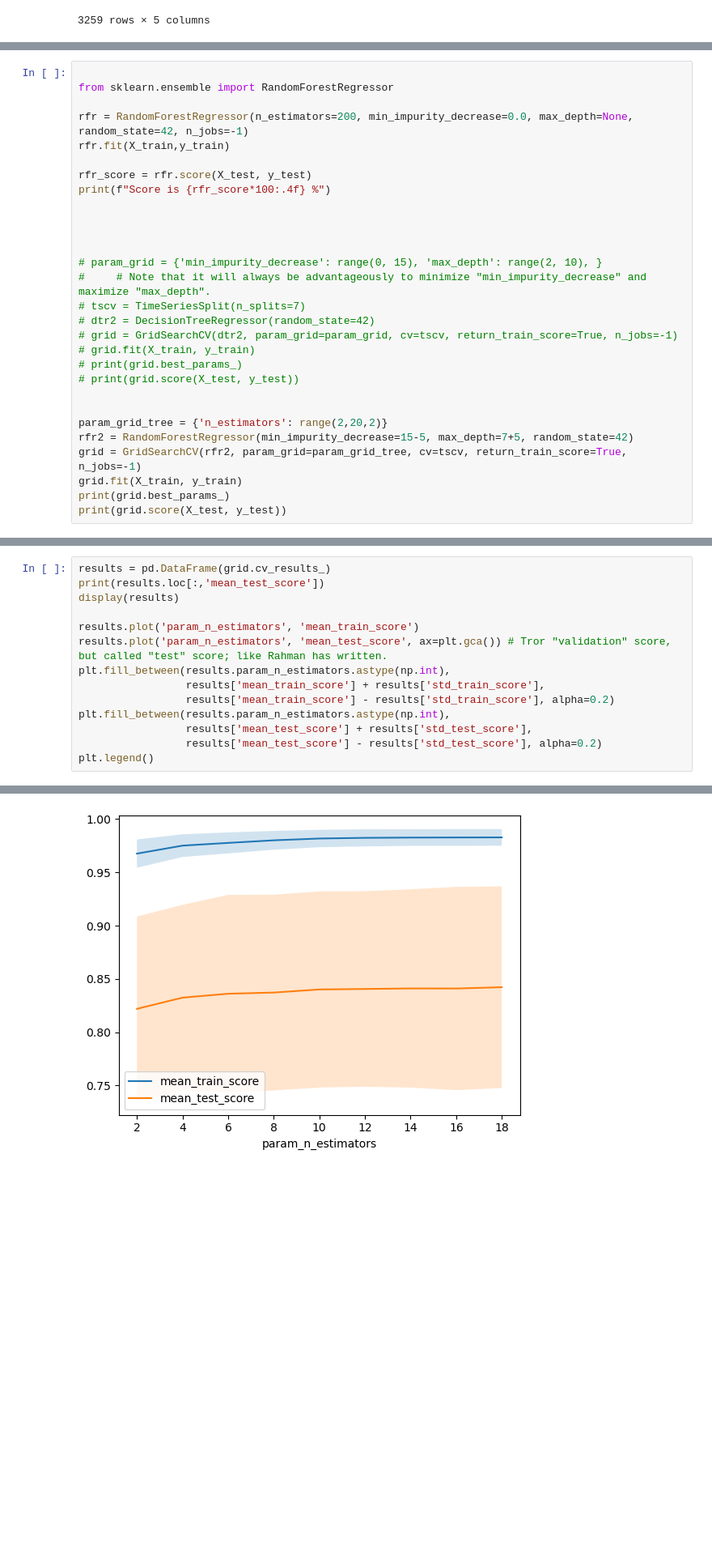
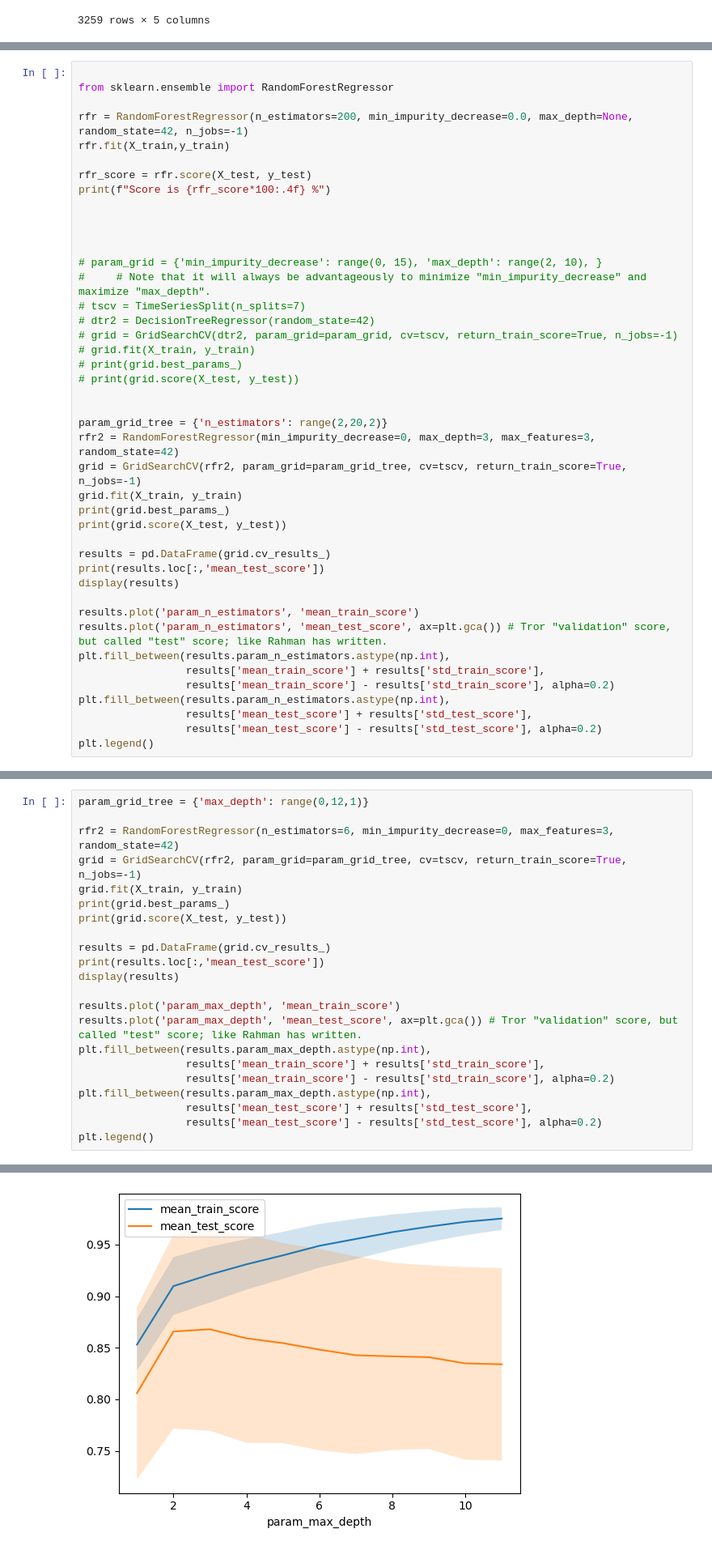
Before and after one commit to Enginedeer/AML_project, a Jupyter notebook: andi_AML_v2.ipynb, the cells around one changed output, grey strips where cells are left out. Shown at 81% size. Cells and saved outputs as stored; diff of their text form; blank space fills up the shorter version.

Commit message:
Made parameter graphs and y_predict+y_test vs. time

```diff
--- a/andi_AML_v2.ipynb
+++ b/andi_AML_v2.ipynb
@@ -206,10 +190,24 @@ print(f"Score is {rfr_score*100:.4f} %")
 
 
 param_grid_tree = {'n_estimators': range(2,20,2)}
-rfr2 = RandomForestRegressor(min_impurity_decrease=15-5, max_depth=7+5, random_state=42)
+rfr2 = RandomForestRegressor(min_impurity_decrease=0, max_depth=3, max_features=3, random_state=42)
 grid = GridSearchCV(rfr2, param_grid=param_grid_tree, cv=tscv, return_train_score=True, n_jobs=-1)
 grid.fit(X_train, y_train)
 print(grid.best_params_)
 print(grid.score(X_test, y_test))
+
+results = pd.DataFrame(grid.cv_results_)
+print(results.loc[:,'mean_test_score'])
+display(results)
+
+results.plot('param_n_estimators', 'mean_train_score')
+results.plot('param_n_estimators', 'mean_test_score', ax=plt.gca()) # Tror "validation" score, but called "test" score; like Rahman has written.
+plt.fill_between(results.param_n_estimators.astype(np.int),
+                 results['mean_train_score'] + results['std_train_score'],
+                 results['mean_train_score'] - results['std_train_score'], alpha=0.2)
+plt.fill_between(results.param_n_estimators.astype(np.int),
+                 results['mean_test_score'] + results['std_test_score'],
+                 results['mean_test_score'] - results['std_test_score'], alpha=0.2)
+plt.legend()
 # %% [output]
 Score is 88.2935 %
@@ -218,14 +243,22 @@ Score is 88.2935 %
 # %%
+param_grid_tree = {'max_depth': range(0,12,1)}
+
+rfr2 = RandomForestRegressor(n_estimators=6, min_impurity_decrease=0, max_features=3, random_state=42)
+grid = GridSearchCV(rfr2, param_grid=param_grid_tree, cv=tscv, return_train_score=True, n_jobs=-1)
+grid.fit(X_train, y_train)
+print(grid.best_params_)
+print(grid.score(X_test, y_test))
+
 results = pd.DataFrame(grid.cv_results_)
 print(results.loc[:,'mean_test_score'])
 display(results)
 
-results.plot('param_n_estimators', 'mean_train_score')
-results.plot('param_n_estimators', 'mean_test_score', ax=plt.gca()) # Tror "validation" score, but called "test" score; like Rahman has written.
-plt.fill_between(results.param_n_estimators.astype(np.int),
+results.plot('param_max_depth', 'mean_train_score')
+results.plot('param_max_depth', 'mean_test_score', ax=plt.gca()) # Tror "validation" score, but called "test" score; like Rahman has written.
+plt.fill_between(results.param_max_depth.astype(np.int),
                  results['mean_train_score'] + results['std_train_score'],
                  results['mean_train_score'] - results['std_train_score'], alpha=0.2)
-plt.fill_between(results.param_n_estimators.astype(np.int),
+plt.fill_between(results.param_max_depth.astype(np.int),
                  results['mean_test_score'] + results['std_test_score'],
                  results['mean_test_score'] - results['std_test_score'], alpha=0.2)
 plt.legend()
@@ -259 +317 @@ Deprecated in NumPy 1.20; for more details and guidance: https://numpy.org/devdo
-[figure, old version]
+[figure, new version]
```
Also changed, not shown: parts of 11 cells of this notebook.
